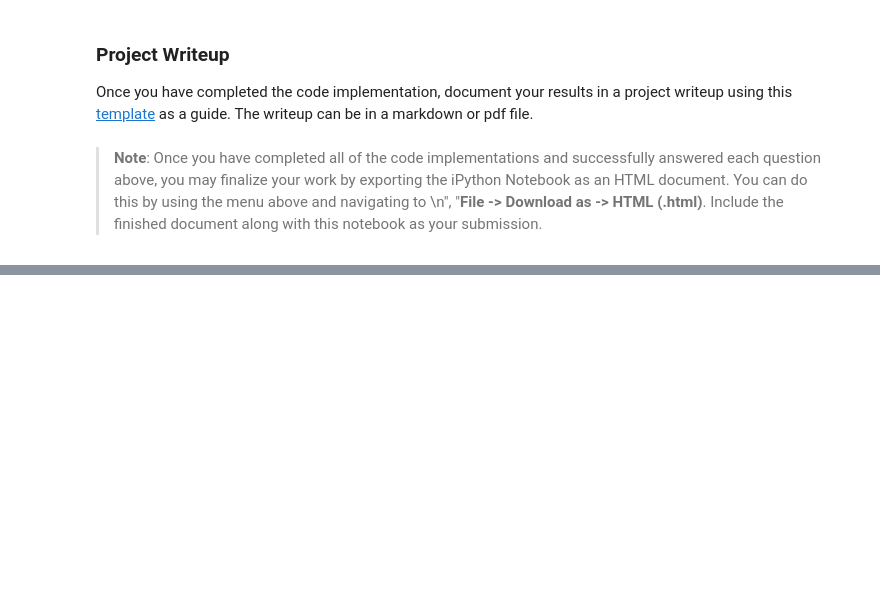
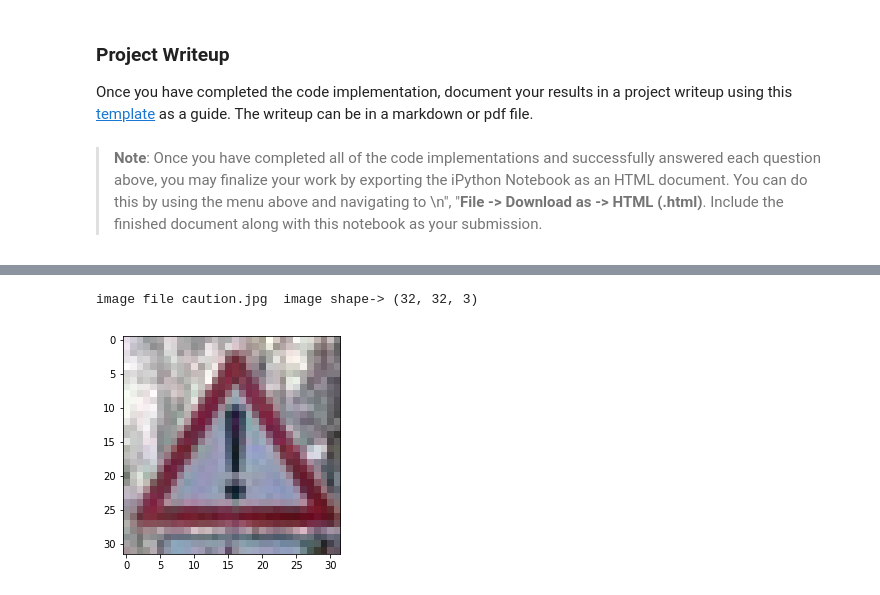
Before and after one commit to piyp791/Udacity-SDCNDP-Traffic-Sign-Classification, a Jupyter notebook: Traffic_Sign_Classifier.ipynb, the cells around one changed output, grey strips where cells are left out. Cells and saved outputs as stored; diff of their text form; code cells hidden in the pictures; blank space fills up the shorter version.

```diff
--- a/Traffic_Sign_Classifier.ipynb
+++ b/Traffic_Sign_Classifier.ipynb
@@ -1081,0 +968,14 @@ def outputFeatureMap(image_input, tf_activation, activation_min=-1, activation_m
+# %%
+additional_data_dir = 'additional-data/'
+
+#additional_images = []
+for filename in os.listdir(additional_data_dir):
+    if not os.path.isdir(filename):
+        image = mpimg.imread(os.path.join(additional_data_dir, filename))
+        print('image file', filename, ' image shape->', image.shape)
+
+        plt.imshow(image)
+        break
+# %% [output]
+image file caution.jpg  image shape-> (32, 32, 3)
+[figure, added]
```
Also changed, not shown: parts of 29 cells of this notebook.
